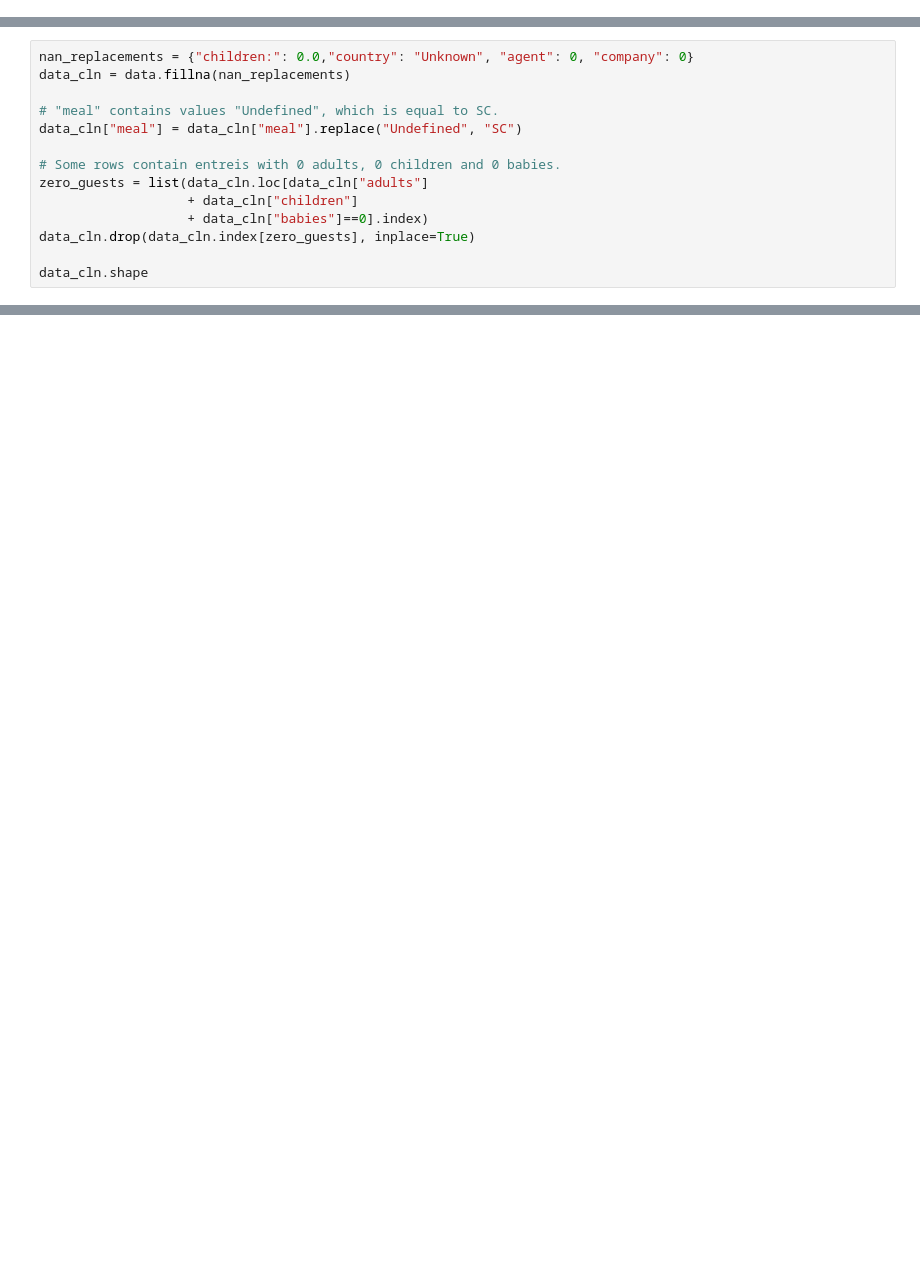
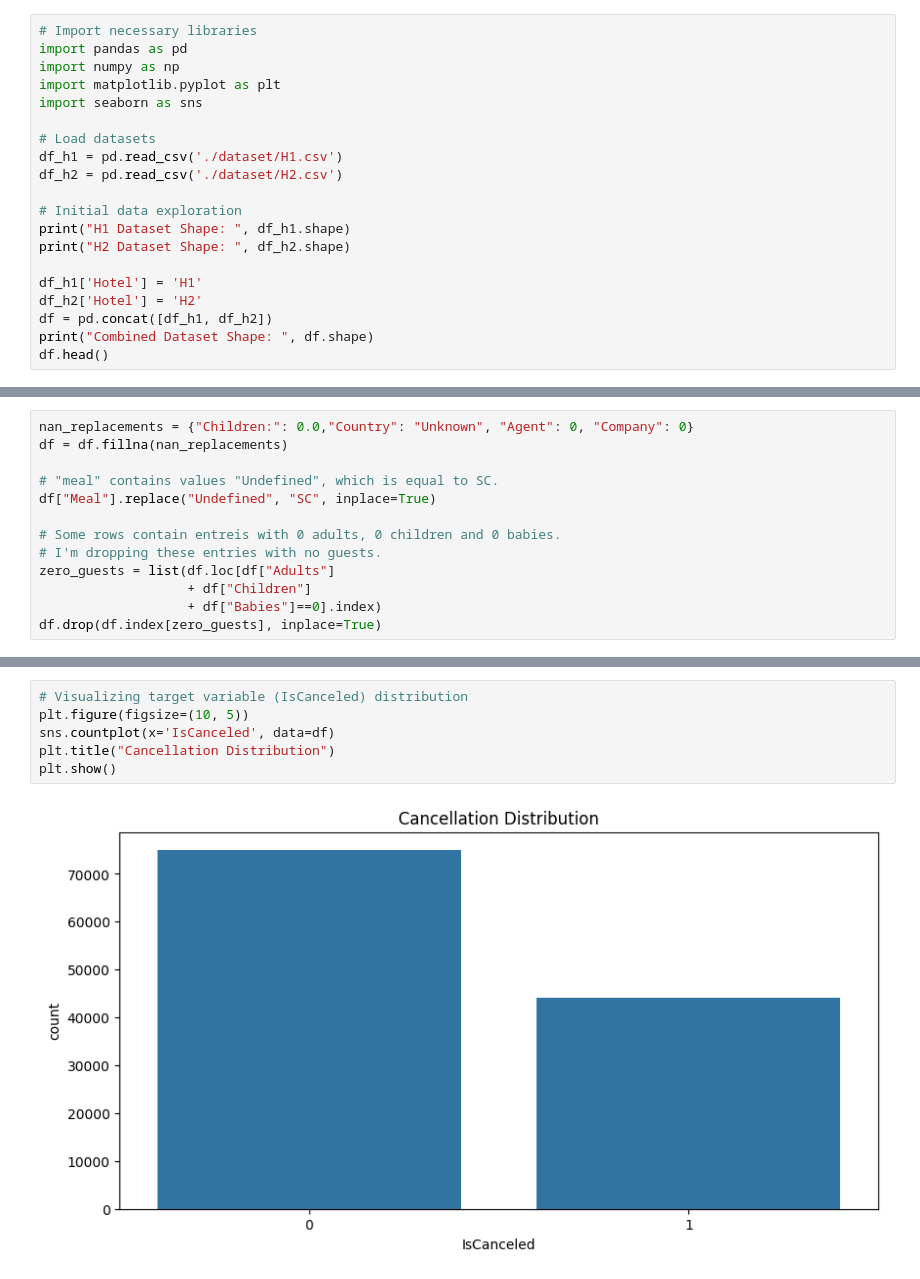
Before and after one commit to NamaWho/hotel-bookings-cancellation-prediction, a Jupyter notebook: eda.ipynb, the cells around one changed output, grey strips where cells are left out. Drawn from its saved outputs; the diff is of its cells as text; blank space fills up the shorter version.

```diff
--- a/eda.ipynb
+++ b/eda.ipynb
@@ -39,0 +1,20 @@ data.isnull().sum()
+# %%
+# Import necessary libraries
+import pandas as pd
+import numpy as np
+import matplotlib.pyplot as plt
+import seaborn as sns
+
+# Load datasets
+df_h1 = pd.read_csv('./dataset/H1.csv')
+df_h2 = pd.read_csv('./dataset/H2.csv')
+
+# Initial data exploration
+print("H1 Dataset Shape: ", df_h1.shape)
+print("H2 Dataset Shape: ", df_h2.shape)
+
+df_h1['Hotel'] = 'H1'
+df_h2['Hotel'] = 'H2'
+df = pd.concat([df_h1, df_h2])
+print("Combined Dataset Shape: ", df.shape)
+df.head()
@@ -40,14 +32,13 @@ data.isnull().sum()
 # %%
-nan_replacements = {"children:": 0.0,"country": "Unknown", "agent": 0, "company": 0}
-data_cln = data.fillna(nan_replacements)
+nan_replacements = {"Children:": 0.0,"Country": "Unknown", "Agent": 0, "Company": 0}
+df = df.fillna(nan_replacements)
 
 # "meal" contains values "Undefined", which is equal to SC.
-data_cln["meal"] = data_cln["meal"].replace("Undefined", "SC")
+df["Meal"].replace("Undefined", "SC", inplace=True)
 
 # Some rows contain entreis with 0 adults, 0 children and 0 babies.
-zero_guests = list(data_cln.loc[data_cln["adults"]
-                   + data_cln["children"]
-                   + data_cln["babies"]==0].index)
-data_cln.drop(data_cln.index[zero_guests], inplace=True)
-
-data_cln.shape
+# I'm dropping these entries with no guests.
+zero_guests = list(df.loc[df["Adults"]
+                   + df["Children"]
+                   + df["Babies"]==0].index)
+df.drop(df.index[zero_guests], inplace=True)
@@ -73,0 +52,8 @@ City hotel: {:.2f} € per night and person."""
+# %%
+# Visualizing target variable (IsCanceled) distribution
+plt.figure(figsize=(10, 5))
+sns.countplot(x='IsCanceled', data=df)
+plt.title("Cancellation Distribution")
+plt.show()
+# %% [output]
+[figure, added]
```
Also changed, not shown: parts of 46 cells of this notebook, 1 other file.
